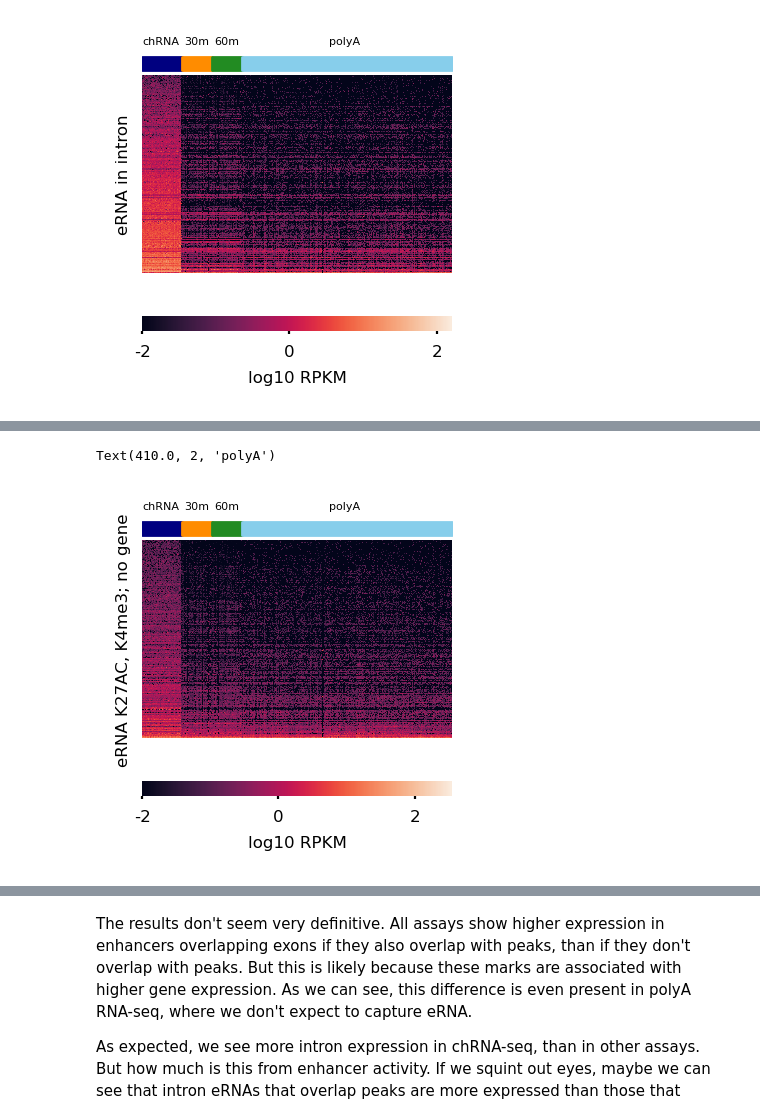
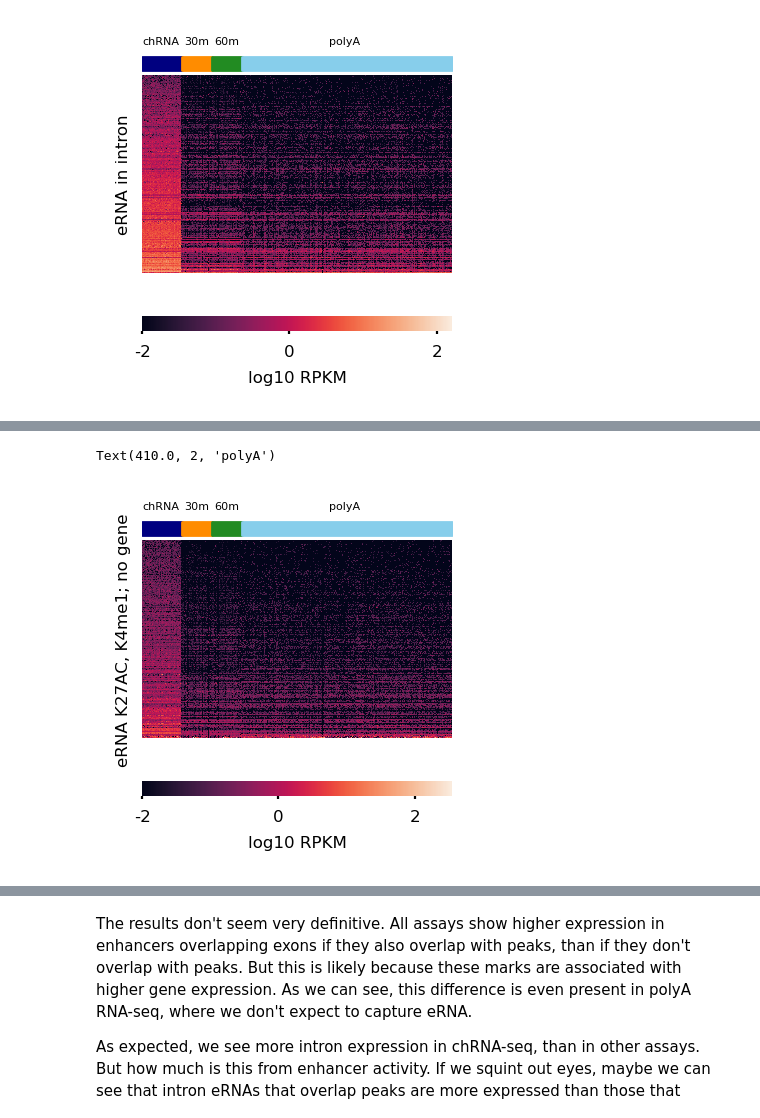
Before and after one commit to bfairkun/ChromatinSplicingQTLs, a Jupyter notebook: analysis/eRNA.ipynb, the cells around one changed output, grey strips where cells are left out. Drawn from its saved outputs; the diff is of its cells as text; code cells hidden in the pictures.

```diff
--- a/analysis/eRNA.ipynb
+++ b/analysis/eRNA.ipynb
@@ -48,7 +48,7 @@ eRNA_intronOverlap = pd.read_csv('eRNA.Introns.Overlap.bed', sep='\t',
                  'exonGene', 'intron', 'gene'])
 
 eRNA_ac = pd.read_csv('eRNA.h3k27ac.bed', sep='\t', index_col=3, names = ['chrom', 'start', 'end'])
-eRNA_me = pd.read_csv('eRNA.h3k4me3.bed', sep='\t', index_col=3, names = ['chrom', 'start', 'end'])
+eRNA_me = pd.read_csv('eRNA.h3k4me1.bed', sep='\t', index_col=3, names = ['chrom', 'start', 'end'])
 # %% [markdown]
 # eRNA annotation
 
@@ -310,39 +310,39 @@ ax1.set_yticks([])
 ax0.set_xticks([])
 ax1.set_xticks([])
 
-ax1.set_ylabel('eRNA K27AC, K4me3; no gene', size=6)
+ax1.set_ylabel('eRNA K27AC, K4me1; no gene', size=6)
 
 hm.figure.axes[-1].xaxis.label.set_size(6)
 hm.figure.axes[-1].xaxis.set_ticks([-2, 0, 2])
 hm.figure.axes[-1].xaxis.set_tick_params(size=1)
 hm.figure.axes[-1].xaxis.set_ticklabels(['-2', '0', '2'], size=6)
 
 ax0.spines["right"].set_visible(False)
 ax0.spines["top"].set_visible(False)
 ax0.spines["bottom"].set_visible(False)
 ax0.spines["left"].set_visible(False)
 
 
 s1 = len(chRNA_eRNA.columns)
 s2 = len(ml30_eRNA.columns) + s1
 s3 = len(ml60_eRNA.columns) + s2
 s4 = len(polyA_eRNA.columns) + s3
 # s5 = len(ProCap_RPKM.columns) + s4
 
 ax0.fill_between([0, s1], [0, 0], [1, 1], color='navy')
 ax0.fill_between([s1, s2], [0, 0], [1, 1], color='darkorange')
 ax0.fill_between([s2, s3], [0, 0], [1, 1], color='forestgreen')
 ax0.fill_between([s3, s4], [0, 0], [1, 1], color='skyblue')
 # ax0.fill_between([s4, s5], [0, 0], [1, 1], color='red')
 
 ax0.set_xlim([0, s4])
 ax0.text(0, 2, 'chRNA', size=4)
 ax0.text(s1+5, 2, '30m', size=4)
 ax0.text(s2+5, 2, '60m', size=4)
 ax0.text(np.mean([s3, s4])-40, 2, 'polyA', size=4)
 # %% [output]
 Text(410.0, 2, 'polyA')
-[figure, old version]
+[figure, new version]
 # %% [markdown]
 These might be more legit eRNAs, at least from how they look. Worth noting though that the first one seems to be close to what looks like an unannotated gene. The second looks like part of a very large transcribed region, full of histone mark peaks.
 
```
Also changed, not shown: parts of 10 cells of this notebook.
